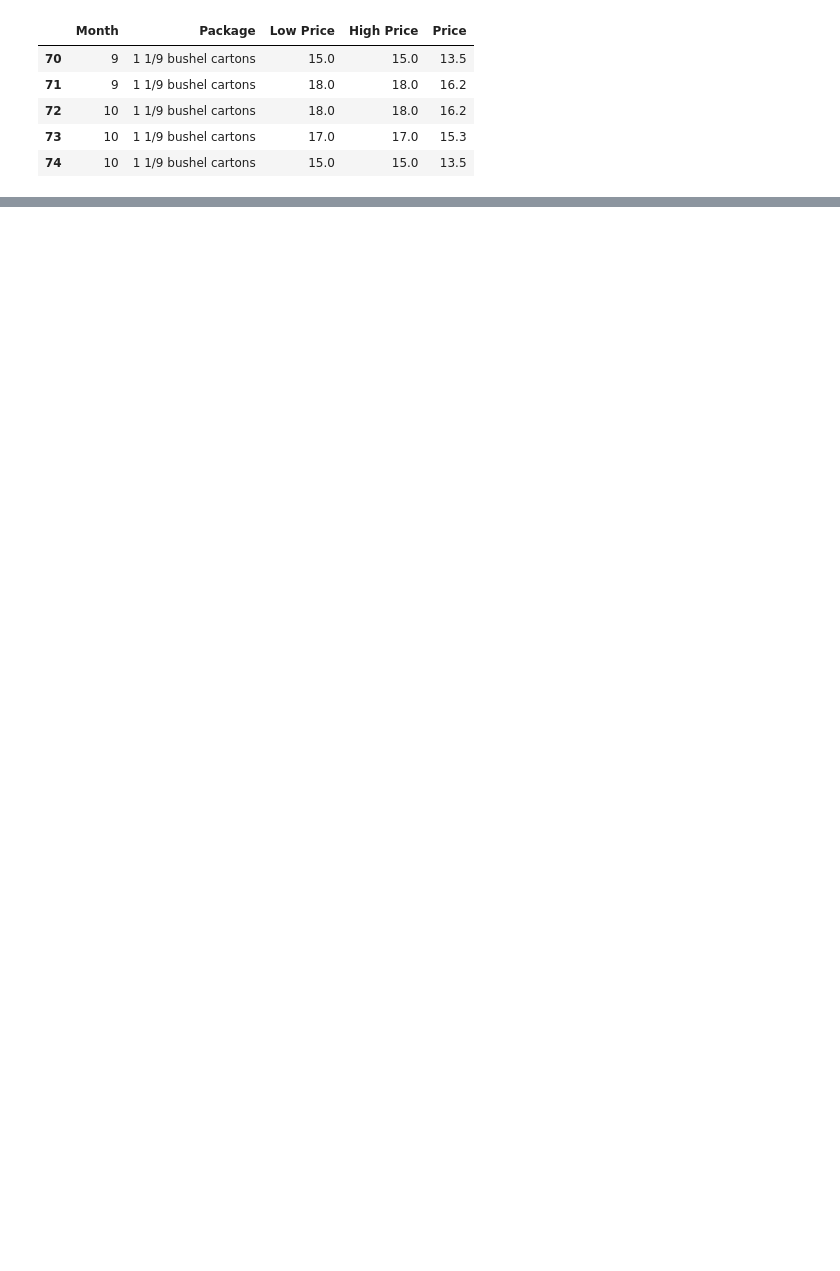
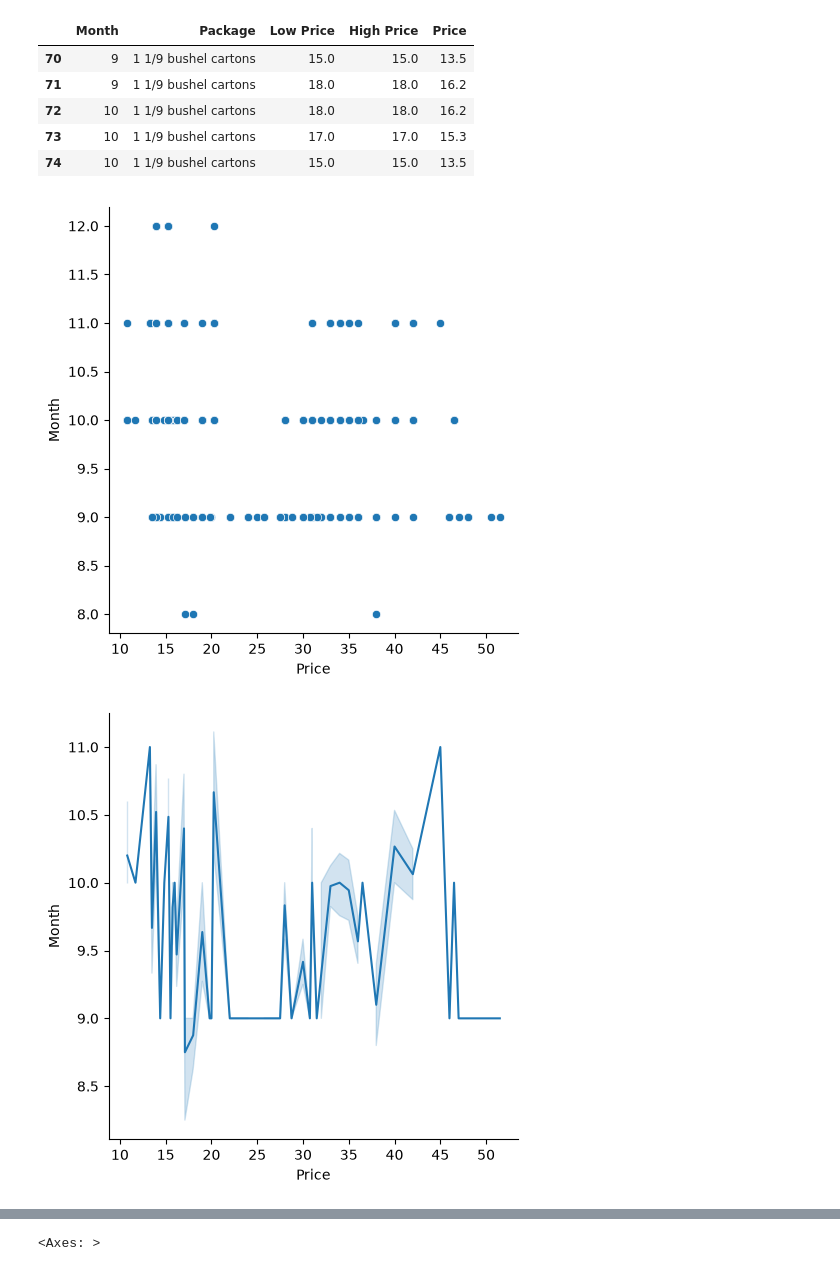
Before and after one commit to Beyazt43/ML_Basics, a Jupyter notebook: notebook.ipynb, the cells around one changed output, grey strips where cells are left out. Drawn from its saved outputs; the diff is of its cells as text; code cells hidden in the pictures; blank space fills up the shorter version.

Commit message:
visualizations done for the pumpkins

```diff
--- a/notebook.ipynb
+++ b/notebook.ipynb
@@ -42,3 +69,15 @@ new_pumpkins.head()
 | 72 | 10 | 1 1/9 bushel cartons | 18.0 | 18.0 | 16.2 |
 | 73 | 10 | 1 1/9 bushel cartons | 17.0 | 17.0 | 15.3 |
 | 74 | 10 | 1 1/9 bushel cartons | 15.0 | 15.0 | 13.5 |
+# %%
+sns.relplot(x="Price", y="Month", data=new_pumpkins)
+sns.relplot(x="Price", y="Month", kind="line", data=new_pumpkins)
+sns.catplot(x="Month", y="Price", kind="bar", data=new_pumpkins)
+plt.show()
+
+#this will make a heat map
+correlations = new_pumpkins[['Month', 'Low Price', 'High Price', 'Price']].corr()
+sns.heatmap(correlations, annot=True, cmap="coolwarm")
+# %% [output]
+[figure, added]
+[figure, added]
@@ -44,0 +85 @@ new_pumpkins.head()
+<Axes: >
```
Also changed, not shown: parts of 3 cells of this notebook.
